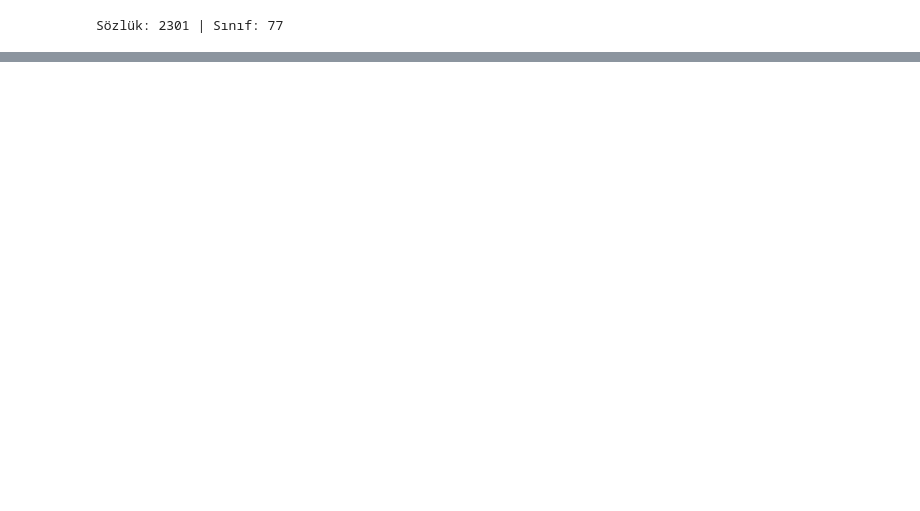
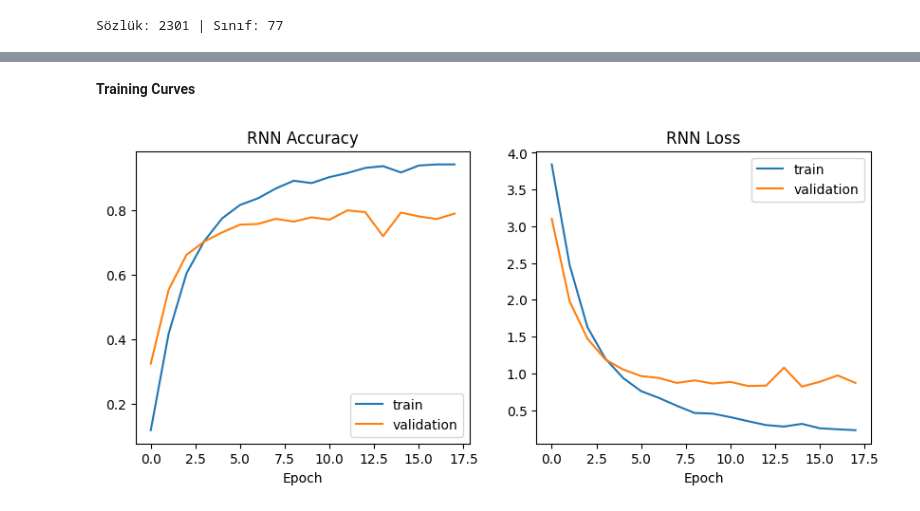
Before and after one commit to miiiray/banking-intent-ai, a Jupyter notebook: notebooks/01_veri_inceleme.ipynb, the cells around one changed output, grey strips where cells are left out. Drawn from its saved outputs; the diff is of its cells as text; code cells hidden in the pictures; blank space fills up the shorter version.

Commit message:
Training curves

```diff
--- a/notebooks/01_veri_inceleme.ipynb
+++ b/notebooks/01_veri_inceleme.ipynb
@@ -244,26 +239,21 @@ rnn_model.compile(
 # %%
-from tensorflow.keras.callbacks import EarlyStopping
-import time
-
-early_stopping = EarlyStopping(
-    monitor="val_loss",
-    patience=4,
-    restore_best_weights=True
+early_stop = EarlyStopping(
+    monitor="val_loss",          # validation hatasını izle
+    patience=3,                  # 3 epoch boyunca iyileşmezse dur
+    restore_best_weights=True    # en iyi epoch'taki modele geri dön
 )
 
-start_time = time.perf_counter()
+start = time.time()              # süre ölçümü başlasın
 
-history_rnn = rnn_model.fit(
-    X_train,
-    y_train,
-    validation_data=(X_val, y_val),
+rnn_history = rnn_model.fit(
+    X_train, y_train,                    # çalışma verisi
+    validation_data=(X_val, y_val),      # her epoch sonunda deneme sınavı
     epochs=EPOCHS,
     batch_size=BATCH_SIZE,
-    callbacks=[early_stopping]
+    callbacks=[early_stop]
 )
 
-rnn_training_seconds = time.perf_counter() - start_time
-
-print(f"Eğitim süresi: {rnn_training_seconds:.2f} saniye")
+rnn_train_time = time.time() - start
+print(f"Eğitim süresi: {rnn_train_time:.1f} saniye")
 # %% [output]
 Epoch 1/30
@@ -285,0 +276,20 @@ Eğitim süresi: 120.27 saniye
+# %% [markdown]
+**Training Curves**
+# %%
+import matplotlib.pyplot as plt
+
+plt.figure(figsize=(10, 4))
+
+plt.subplot(1, 2, 1)                                   # sol grafik: doğruluk
+plt.plot(rnn_history.history["accuracy"], label="train")
+plt.plot(rnn_history.history["val_accuracy"], label="validation")
+plt.title("RNN Accuracy"); plt.xlabel("Epoch"); plt.legend()
+
+plt.subplot(1, 2, 2)                                   # sağ grafik: hata
+plt.plot(rnn_history.history["loss"], label="train")
+plt.plot(rnn_history.history["val_loss"], label="validation")
+plt.title("RNN Loss"); plt.xlabel("Epoch"); plt.legend()
+
+plt.show()
+# %% [output]
+[figure, added]
```
Also changed, not shown: parts of 19 cells of this notebook.
